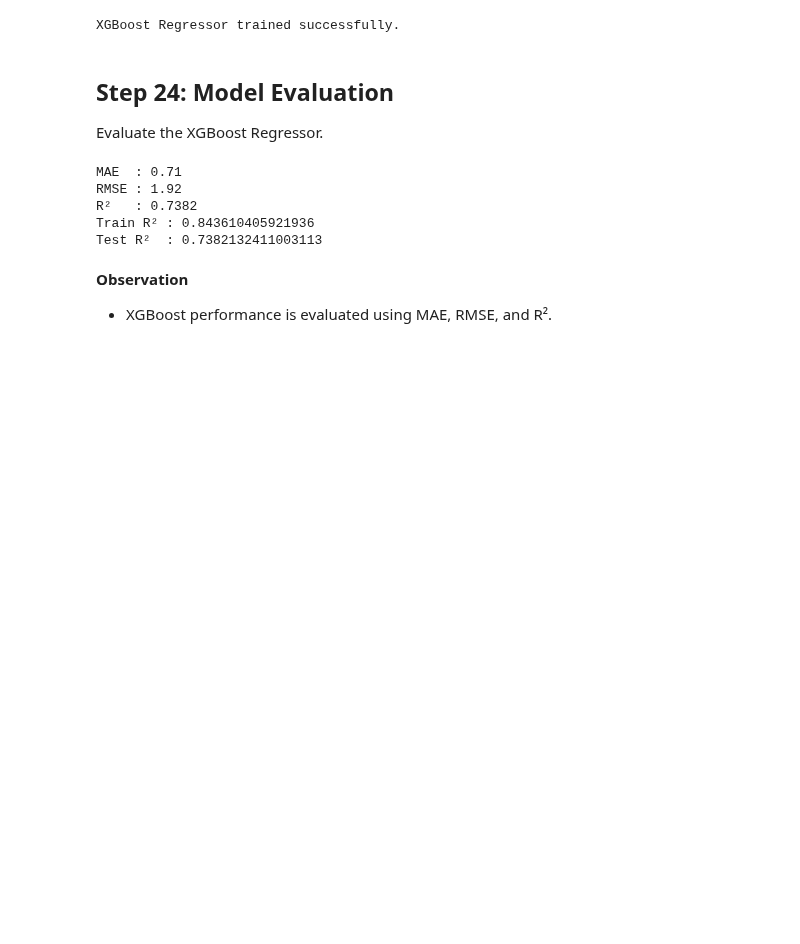
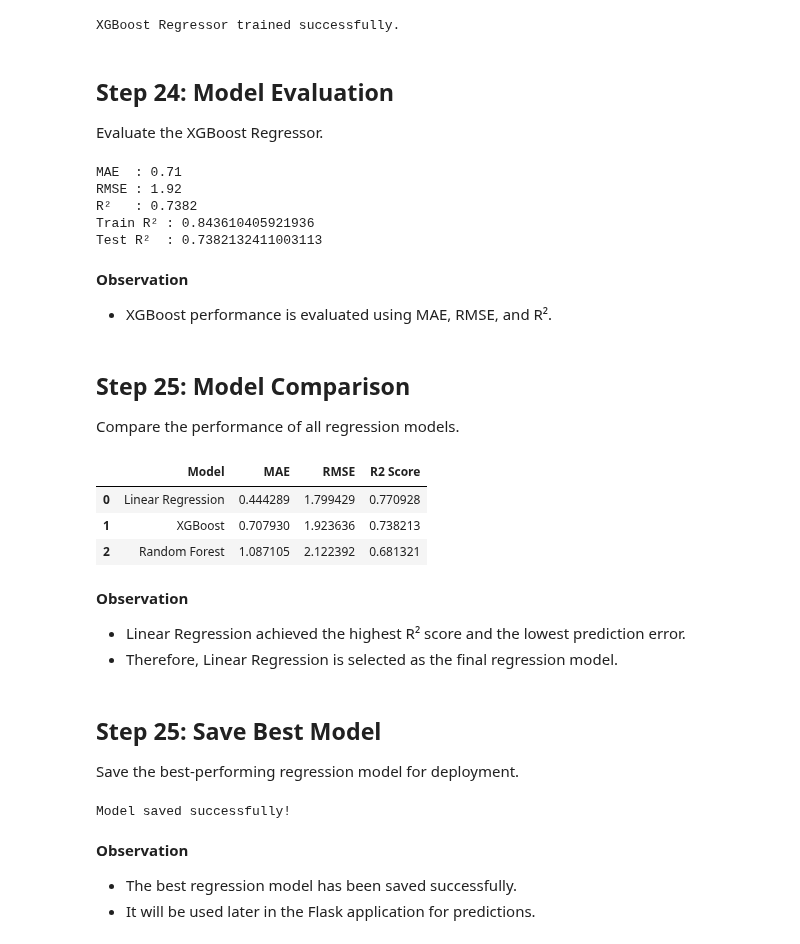
Before and after one commit to heydhwani/Smart_Study_Performance_Predictor, a Jupyter notebook: notebooks/smart_study_performance_predictor.ipynb, the cells around one changed output. Drawn from its saved outputs; the diff is of its cells as text; code cells hidden in the pictures; blank space fills up the shorter version.

Commit message:
Saved best model

```diff
--- a/notebooks/smart_study_performance_predictor.ipynb
+++ b/notebooks/smart_study_performance_predictor.ipynb
@@ -626,3 +626,63 @@ Test R²  : 0.7382132411003113
 # %% [markdown]
 **Observation**
 - XGBoost performance is evaluated using MAE, RMSE, and R².
+# %% [markdown]
+## Step 25: Model Comparison
+Compare the performance of all regression models.
+# %%
+comparison = pd.DataFrame({
+    "Model": [
+        "Linear Regression",
+        "Random Forest",
+        "XGBoost"
+    ],
+    "MAE": [
+        mae,
+        mae_rf,
+        mae_xgb
+    ],
+    "RMSE": [
+        rmse,
+        rmse_rf,
+        rmse_xgb
+    ],
+    "R2 Score": [
+        r2,
+        r2_rf,
+        r2_xgb
+    ]
+})
+
+comparison = comparison.sort_values(
+    by="R2 Score",
+    ascending=False
+).reset_index(drop=True)
+
+comparison
+# %% [output]
+|  | Model | MAE | RMSE | R2 Score |
+| 0 | Linear Regression | 0.444289 | 1.799429 | 0.770928 |
+| 1 | XGBoost | 0.707930 | 1.923636 | 0.738213 |
+| 2 | Random Forest | 1.087105 | 2.122392 | 0.681321 |
+# %% [markdown]
+**Observation**
+
+- Linear Regression achieved the highest R² score and the lowest prediction error.
+- Therefore, Linear Regression is selected as the final regression model.
+# %% [markdown]
+## Step 25: Save Best Model
+
+Save the best-performing regression model for deployment.
+# %%
+import joblib
+
+joblib.dump(lr_model, "../models/linear_regression_model.pkl")
+
+print("Model saved successfully!")
+# %% [output]
+Model saved successfully!
+# %% [markdown]
+**Observation**
+
+- The best regression model has been saved successfully.
+- It will be used later in the Flask application for predictions.
```
Also changed, not shown: 1 other file.
